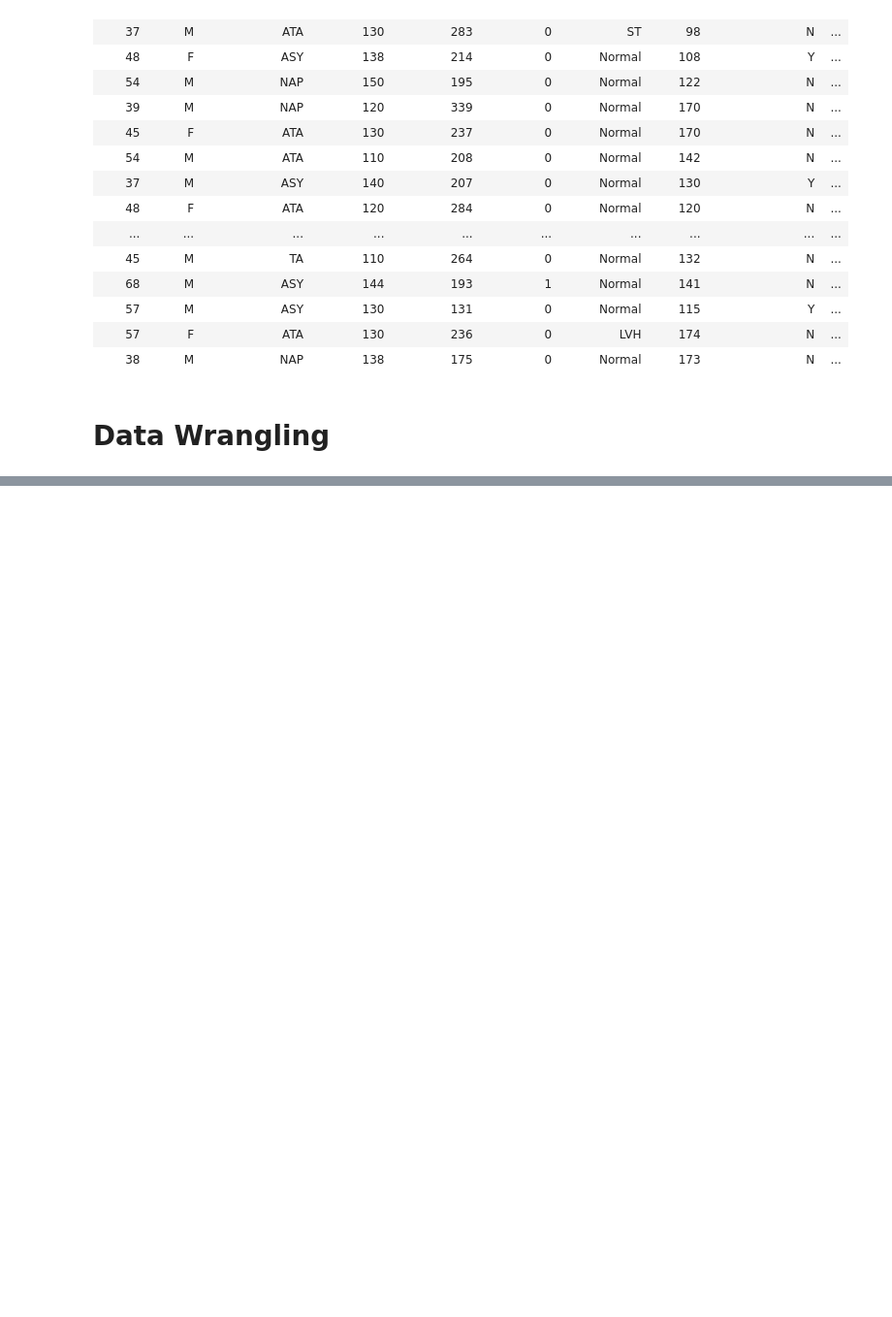
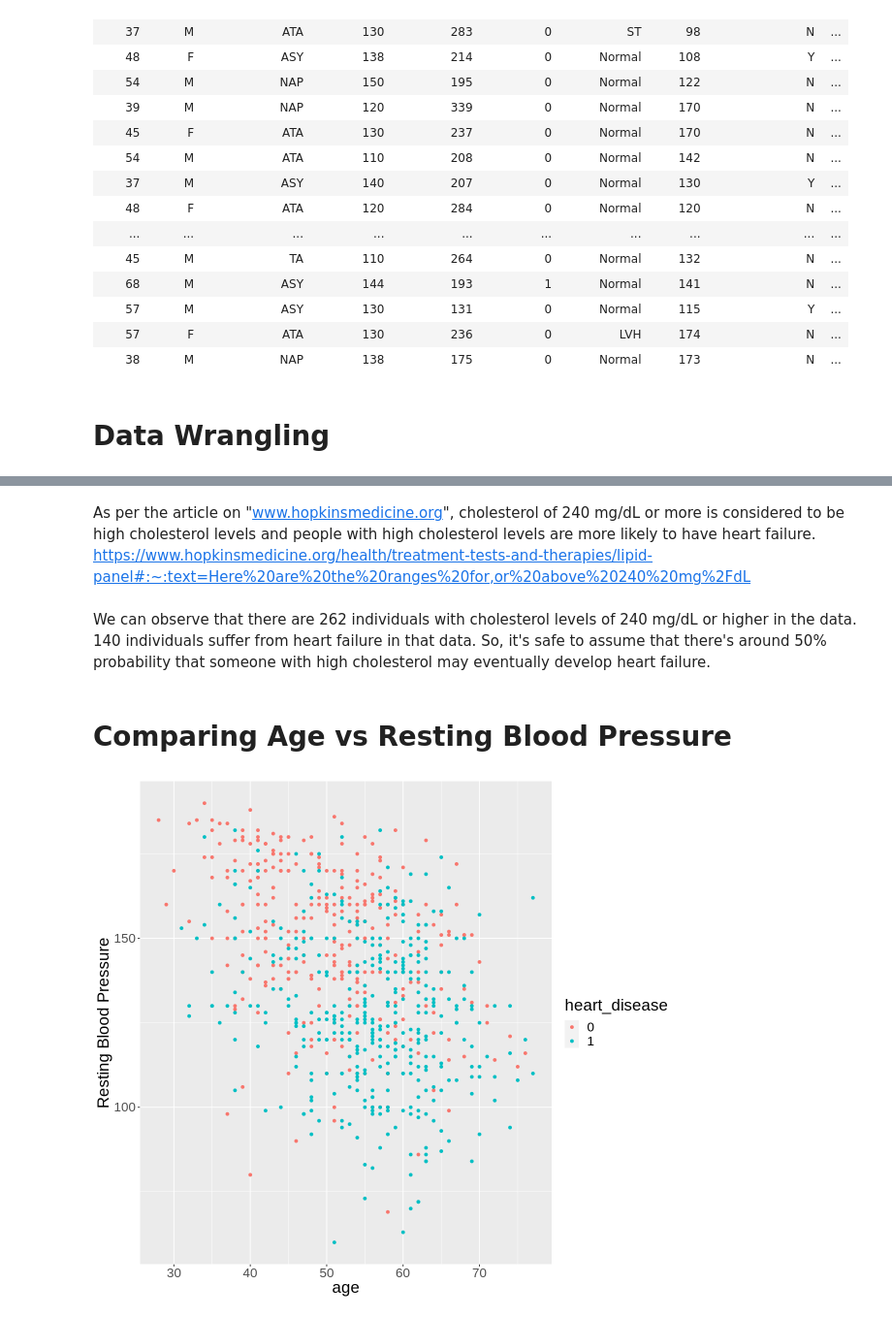
Before and after one commit to sara2815/Heart-Attack-Analysis, a Jupyter notebook: Group-43-Project.ipynb, the cells around one changed output, grey strips where cells are left out. Shown: that part at 97% size. Drawn from its saved outputs; the diff is of its cells as text; code cells hidden in the pictures; blank space fills up the shorter version.

```diff
--- a/Group-43-Project.ipynb
+++ b/Group-43-Project.ipynb
@@ -112,0 +143,20 @@ A tibble: 6 × 12
+# %% [markdown]
+As per the article on "www.hopkinsmedicine.org", cholesterol of 240 mg/dL or more is considered to be high cholesterol levels and people with high cholesterol levels are more likely to have heart failure.
+https://www.hopkinsmedicine.org/health/treatment-tests-and-therapies/lipid-panel#:~:text=Here%20are%20the%20ranges%20for,or%20above%20240%20mg%2FdL
+# %% [markdown]
+We can observe that there are 262 individuals with cholesterol levels of 240 mg/dL or higher in the data. 140 individuals suffer from heart failure in that data. So, it's safe to assume that there's around 50% probability that someone with high cholesterol may eventually develop heart failure.
+# %% [markdown]
+# Comparing Age vs Resting Blood Pressure
+# %%
+options(repr.plot.width = 10, repr.plot.height = 9)
+
+agevsrestingbp_plot <- heart_train |>
+ggplot(aes( x = age , y = max_hr, colour = heart_disease)) +
+    geom_point() +
+ xlab("age") +
+    ylab("Resting Blood Pressure") +
+    theme(text = element_text(size=20))
+
+agevsrestingbp_plot
+# %% [output]
+[figure, added]
```
Also changed, not shown: parts of 8 cells of this notebook.
